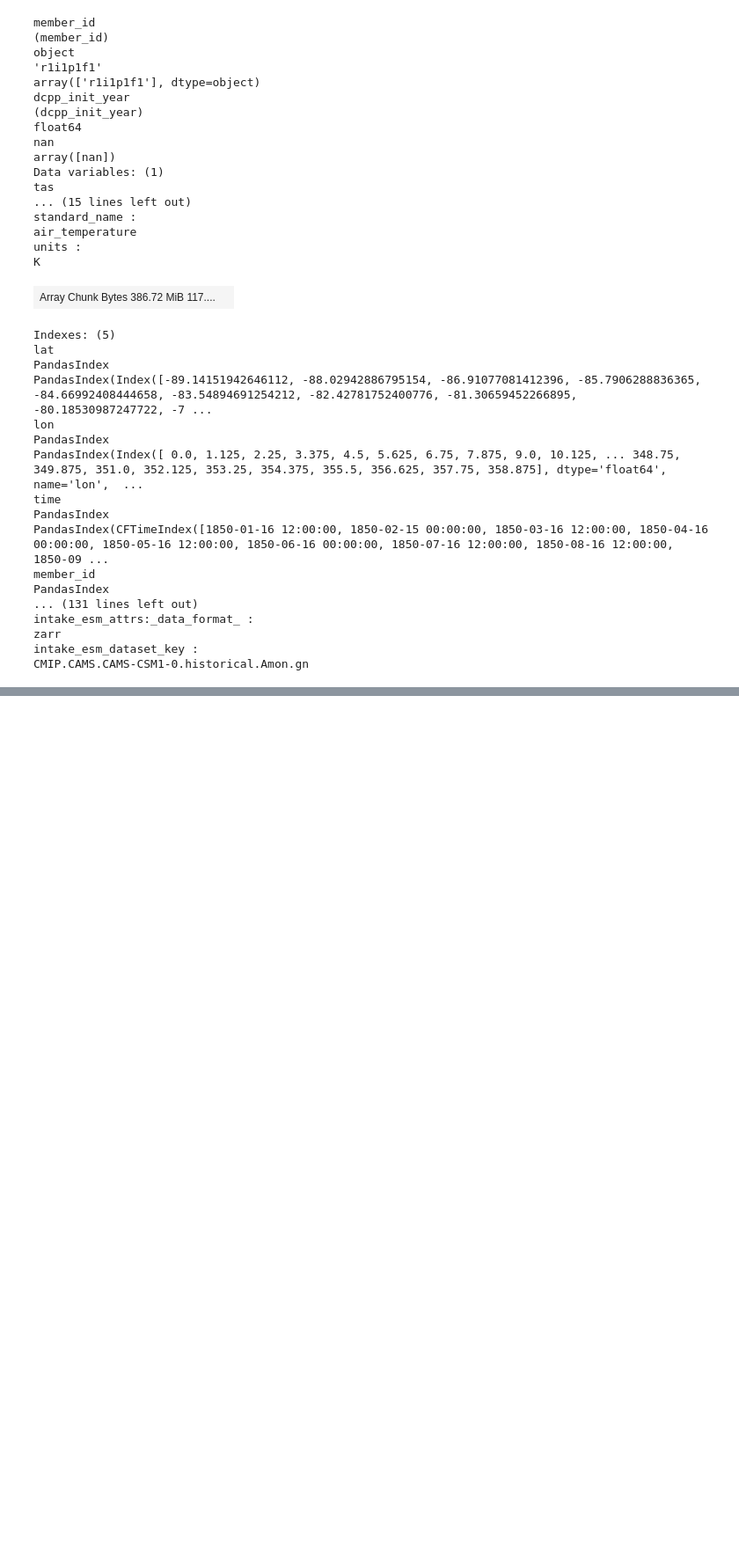
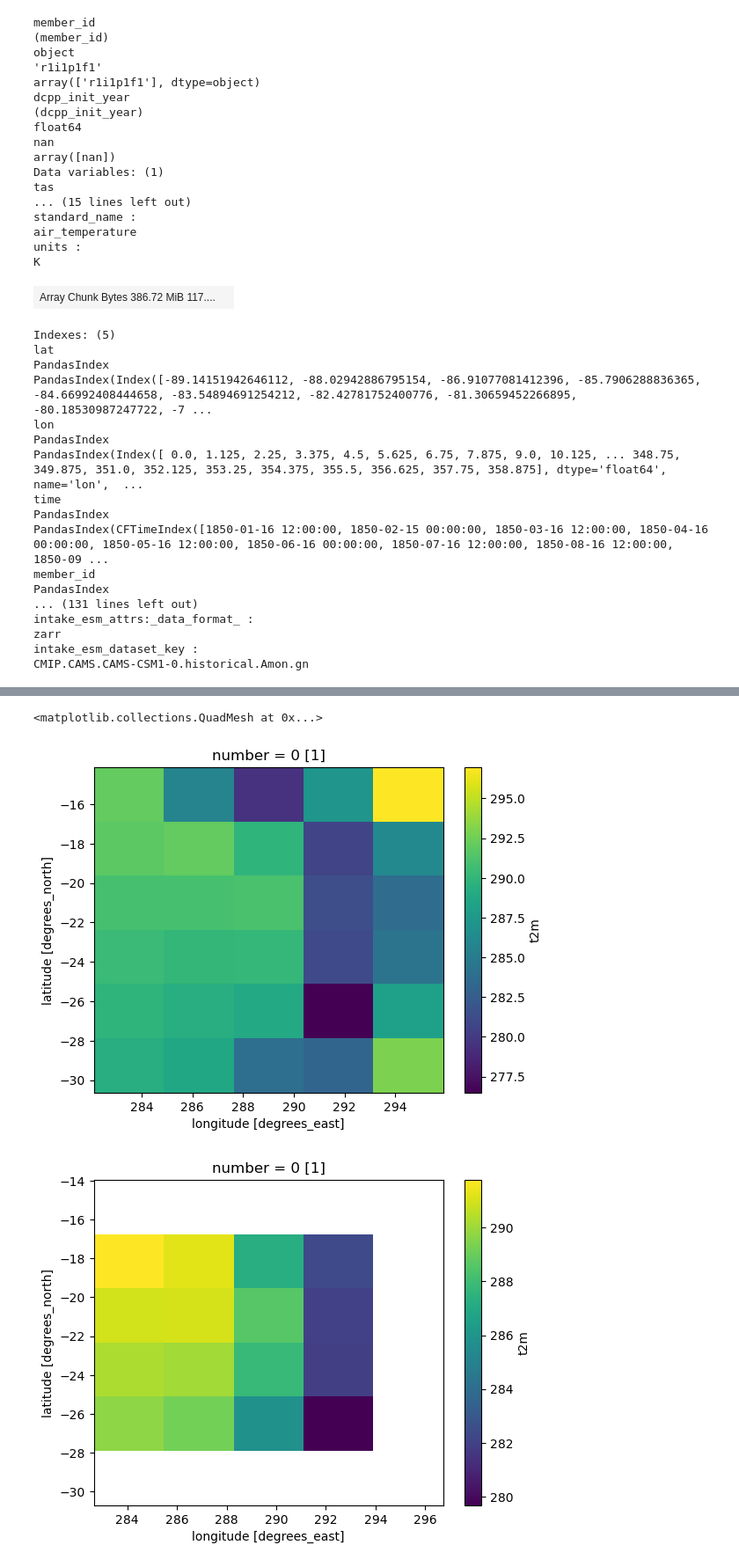
Before and after one commit to cc11223344556677/Computational-Meteorology-Exercises, a Jupyter notebook: project_simon.ipynb, the cells around one changed output, grey strips where cells are left out. Shown at 88% size. Drawn from its saved outputs; the diff is of its cells as text; code cells hidden in the pictures; blank space fills up the shorter version.

```diff
--- a/project_simon.ipynb
+++ b/project_simon.ipynb
@@ -246,0 +371,3 @@ array([-89.14151943, -88.02942887, -86.91077081, -85.79062888,
+# %%
+
+Era5 = data_wind["t2m"].sel({"latitude":lat_vals,"longitude":long_vals}).mean("valid_time")
@@ -246,0 +461,11 @@ array([-89.14151943, -88.02942887, -86.91077081, -85.79062888,
+# %%
+factor=11
+Era5_coarse = Era5.coarsen(latitude=factor,longitude=factor,boundary="trim").mean()
+Era5_int = Era5_coarse.interp(latitude=d_lat_vals,longitude=d_long_vals,method="linear")
+Era5_coarse.plot()
+plt.figure()
+Era5_int.plot()
+# %% [output]
+<matplotlib.collections.QuadMesh at 0x...>
+[figure, added]
+[figure, added]
```
Also changed, not shown: parts of 19 cells of this notebook, 1 other file.
